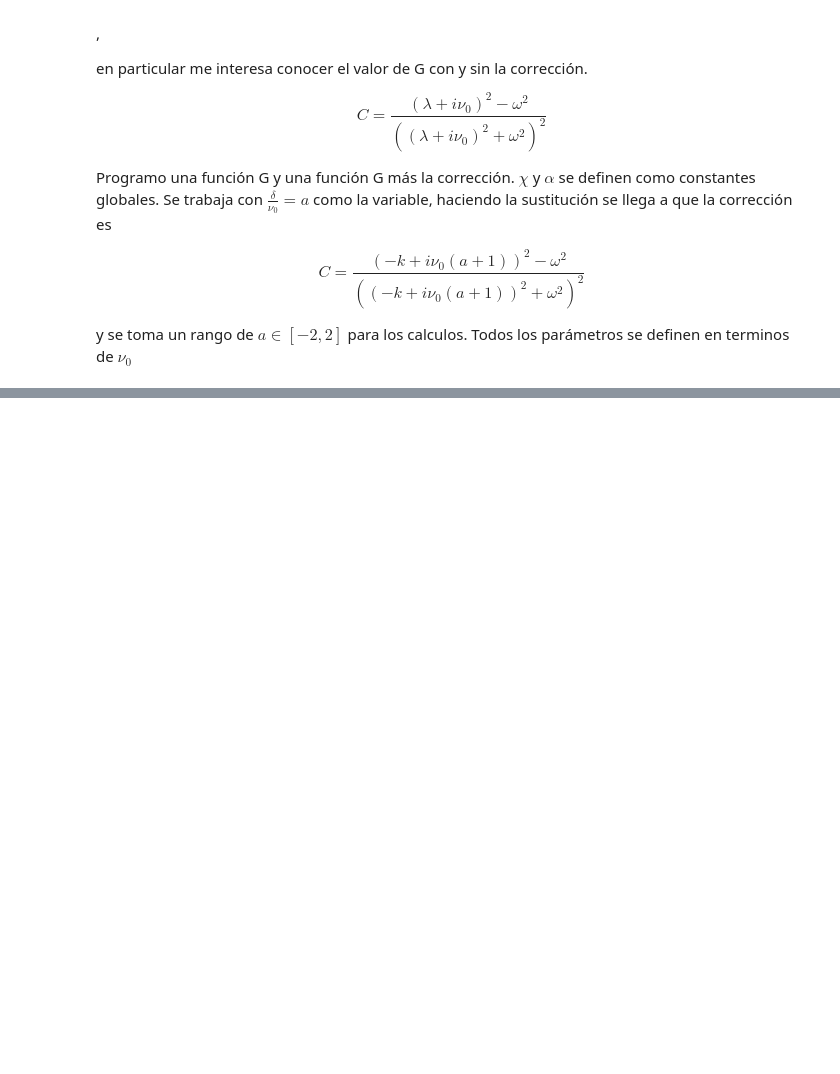
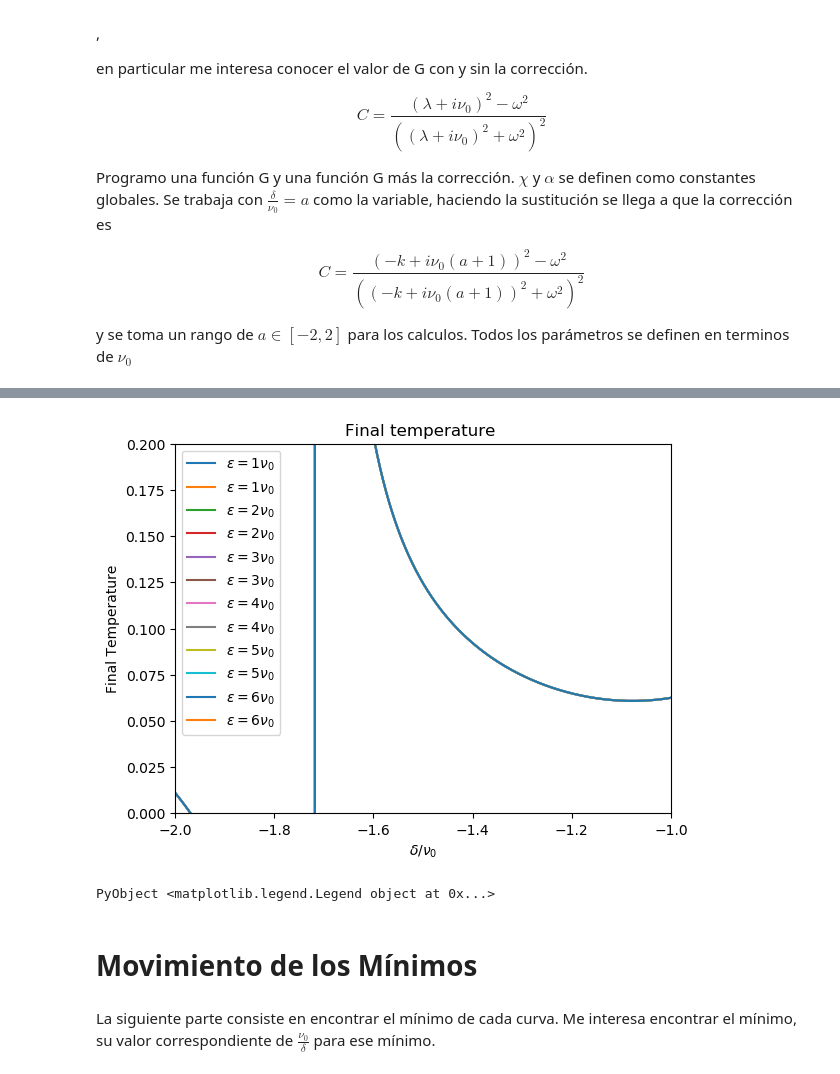
Before and after one commit to TigrisAltaica/PaperOptomechanicalCooling, a Jupyter notebook: Coeficientes A+ y A-.ipynb, the cells around one changed output, grey strips where cells are left out. Drawn from its saved outputs; the diff is of its cells as text; code cells hidden in the pictures; blank space fills up the shorter version.

```diff
--- a/Coeficientes A+ y A-.ipynb
+++ b/Coeficientes A+ y A-.ipynb
@@ -122,0 +106,17 @@ UndefVarError: UndefVarError: pdf not defined
+# %%
+for j=1:1:6
+    plot(x,asdf[j],label=(latexstring("\\epsilon =$j \\nu_0")),ylim(0,.2),xlim(-2,-1.0))
+end
+
+
+title("Final temperature ")
+ylabel("Final Temperature")
+xlabel(L"\delta/\nu_0")
+legend()
+# %% [output]
+[figure, added]
+PyObject <matplotlib.legend.Legend object at 0x...>
+# %% [markdown]
+# Movimiento de los Mínimos
+# %% [markdown]
+La siguiente parte consiste en encontrar el mínimo de cada curva. Me interesa encontrar el mínimo, su valor correspondiente de $\frac{\nu_0}{\delta}$ para ese mínimo.
```
Also changed, not shown: parts of 19 cells of this notebook, 5 other files.
